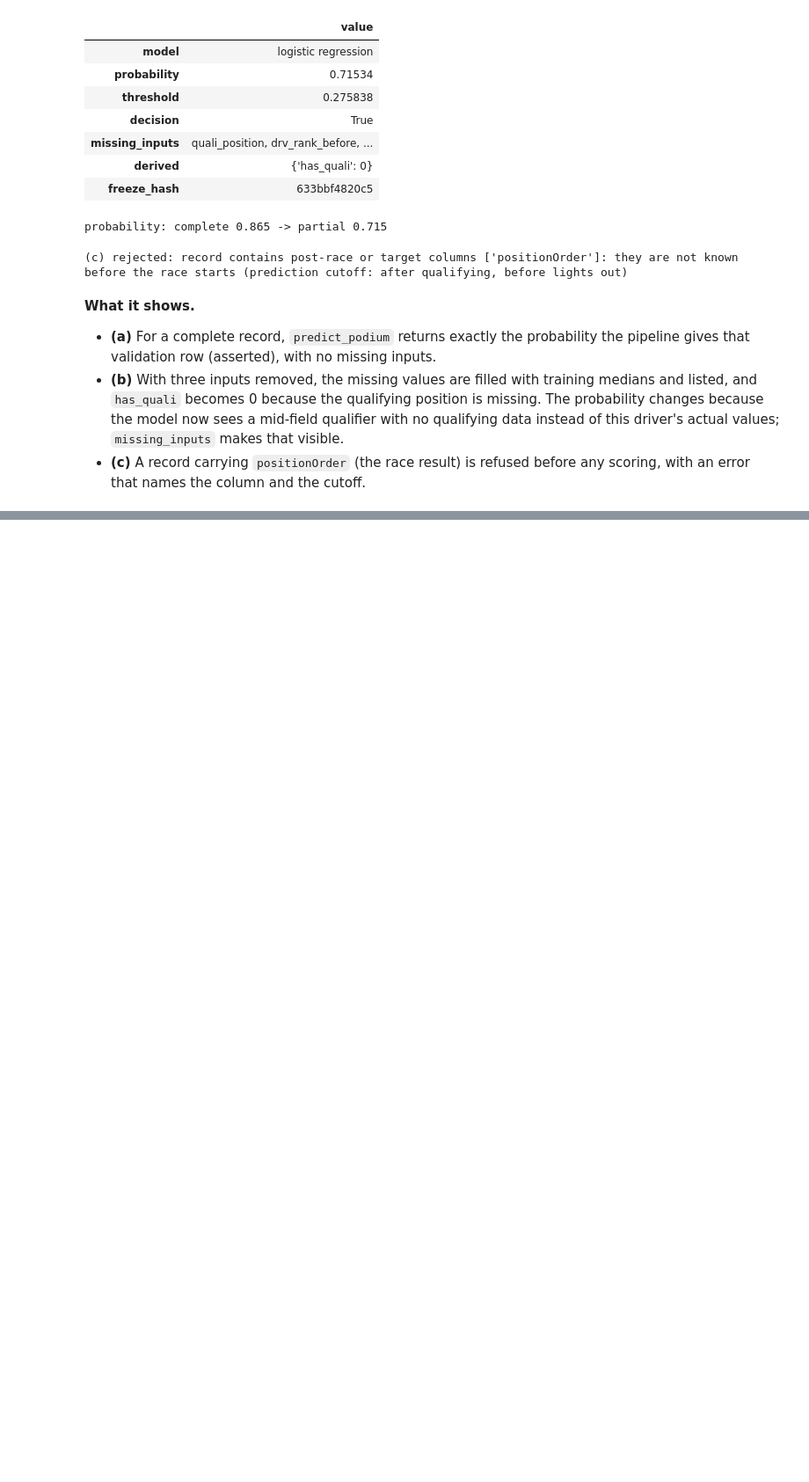
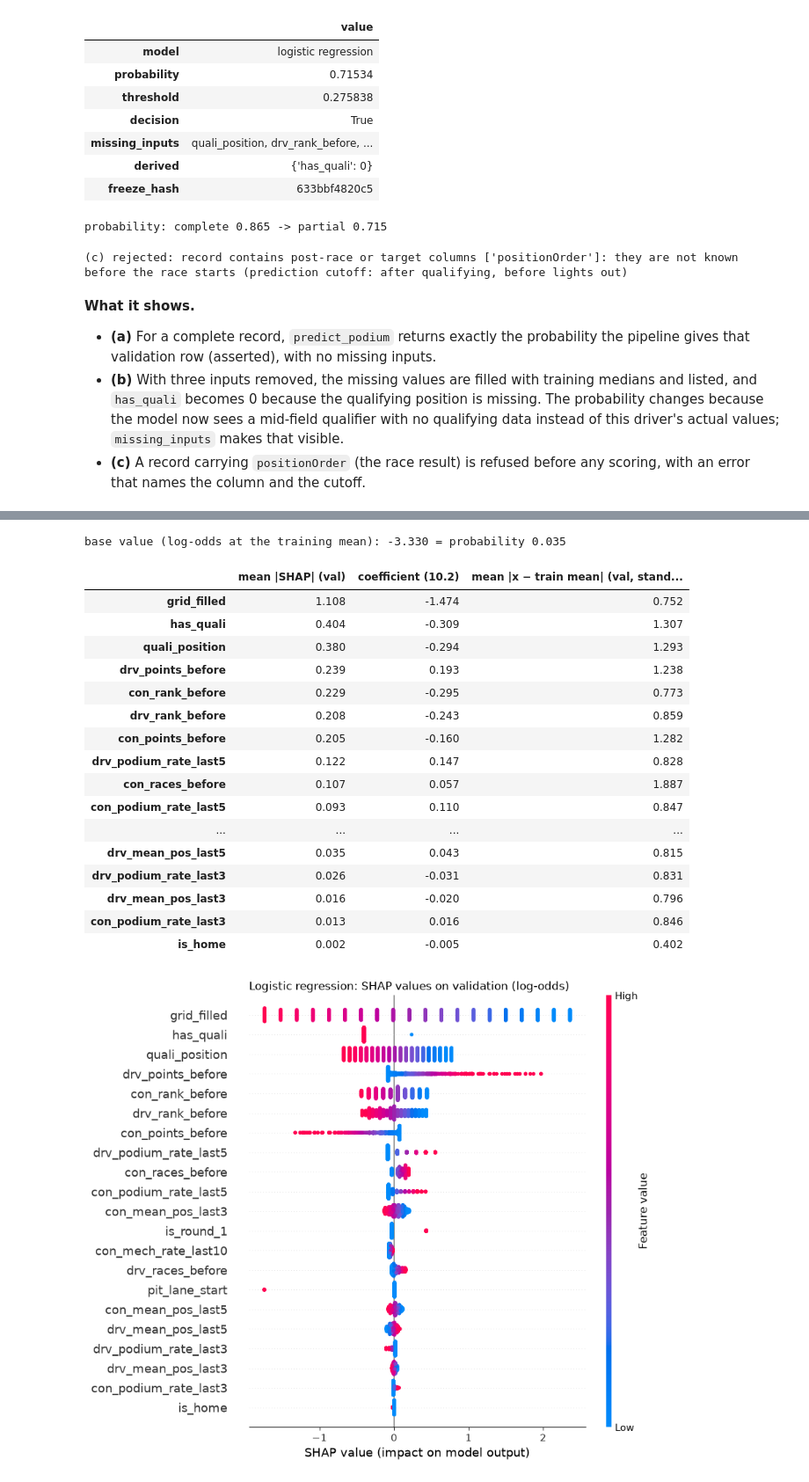
Before and after one commit to YShimy/f1-podium, a Jupyter notebook: notebooks/milestone1.ipynb, the cells around one changed output, grey strips where cells are left out. Shown at 88% size. Saved outputs shown, nothing was run; the diff lists cells and outputs as text; code cells hidden in the pictures; blank space fills up the shorter version.

```diff
--- a/notebooks/milestone1.ipynb
+++ b/notebooks/milestone1.ipynb
@@ -4783,0 +4935,44 @@ except ValueError as exc:
+# %%
+shap_lr = xai.linear_shap(lr_pipe, Xtr, Xv)
+check = shap_lr.values.sum(axis=1) + shap_lr.base_values
+assert np.allclose(check, lr_pipe.named_steps["clf"].decision_function(xai.transformed_frame(lr_pipe, Xv)), atol=1e-6)
+print(f"base value (log-odds at the training mean): {shap_lr.base_values[0]:.3f} "
+      f"= probability {1 / (1 + np.exp(-shap_lr.base_values[0])):.3f}")
+msh_lr = xai.mean_abs_shap(shap_lr)
+coef_cmp = pd.DataFrame({"mean |SHAP| (val)": msh_lr, "coefficient (10.2)": coef_table["coef"],
+                         "mean |x − train mean| (val, standardised)":
+                             xai.transformed_frame(lr_pipe, Xv).abs().mean()}).loc[msh_lr.index]
+display(coef_cmp.round(3))
+
+shap.plots.beeswarm(shap_lr, max_display=21, show=False, plot_size=(9, 7.5))
+plt.title("Logistic regression: SHAP values on validation (log-odds)", loc="left", fontsize=12)
+plt.tight_layout()
+plt.show()
+fig, ax = plots.new_figure(height=6.6)
+t = msh_lr.iloc[::-1]
+ax.barh(range(len(t)), t.to_numpy(), color=plots.SERIES[0])
+ax.set_yticks(range(len(t)), t.index)
+plots.style_axes(ax, "Logistic regression: mean |SHAP| per feature (validation)", xlabel="mean |SHAP| (log-odds)")
+ax.grid(axis="x", color=plots.GRIDLINE, linewidth=0.8)
+fig.tight_layout()
+plt.show()
+# %% [output]
+base value (log-odds at the training mean): -3.330 = probability 0.035
+|  | mean |SHAP| (val) | coefficient (10.2) | mean |x − train mean| (val, stand... |
+| grid_filled | 1.108 | -1.474 | 0.752 |
+| has_quali | 0.404 | -0.309 | 1.307 |
+| quali_position | 0.380 | -0.294 | 1.293 |
+| drv_points_before | 0.239 | 0.193 | 1.238 |
+| con_rank_before | 0.229 | -0.295 | 0.773 |
+| drv_rank_before | 0.208 | -0.243 | 0.859 |
+| con_points_before | 0.205 | -0.160 | 1.282 |
+| drv_podium_rate_last5 | 0.122 | 0.147 | 0.828 |
+| con_races_before | 0.107 | 0.057 | 1.887 |
+| con_podium_rate_last5 | 0.093 | 0.110 | 0.847 |
+| ... | ... | ... | ... |
+| drv_mean_pos_last5 | 0.035 | 0.043 | 0.815 |
+| drv_podium_rate_last3 | 0.026 | -0.031 | 0.831 |
+| drv_mean_pos_last3 | 0.016 | -0.020 | 0.796 |
+| con_podium_rate_last3 | 0.013 | 0.016 | 0.846 |
+| is_home | 0.002 | -0.005 | 0.402 |
+[figure, added]
```
Also changed, not shown: parts of 27 cells of this notebook, 1 other file.
